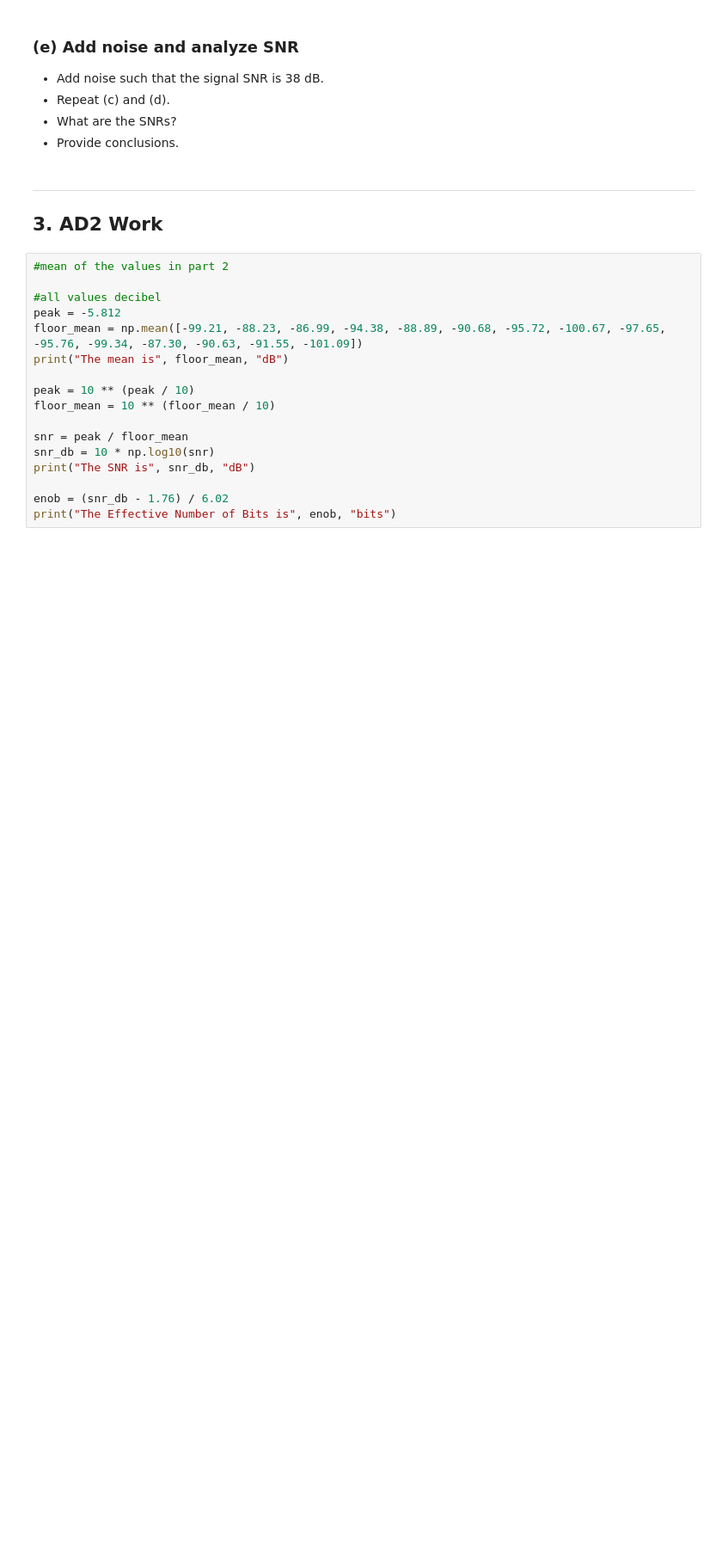
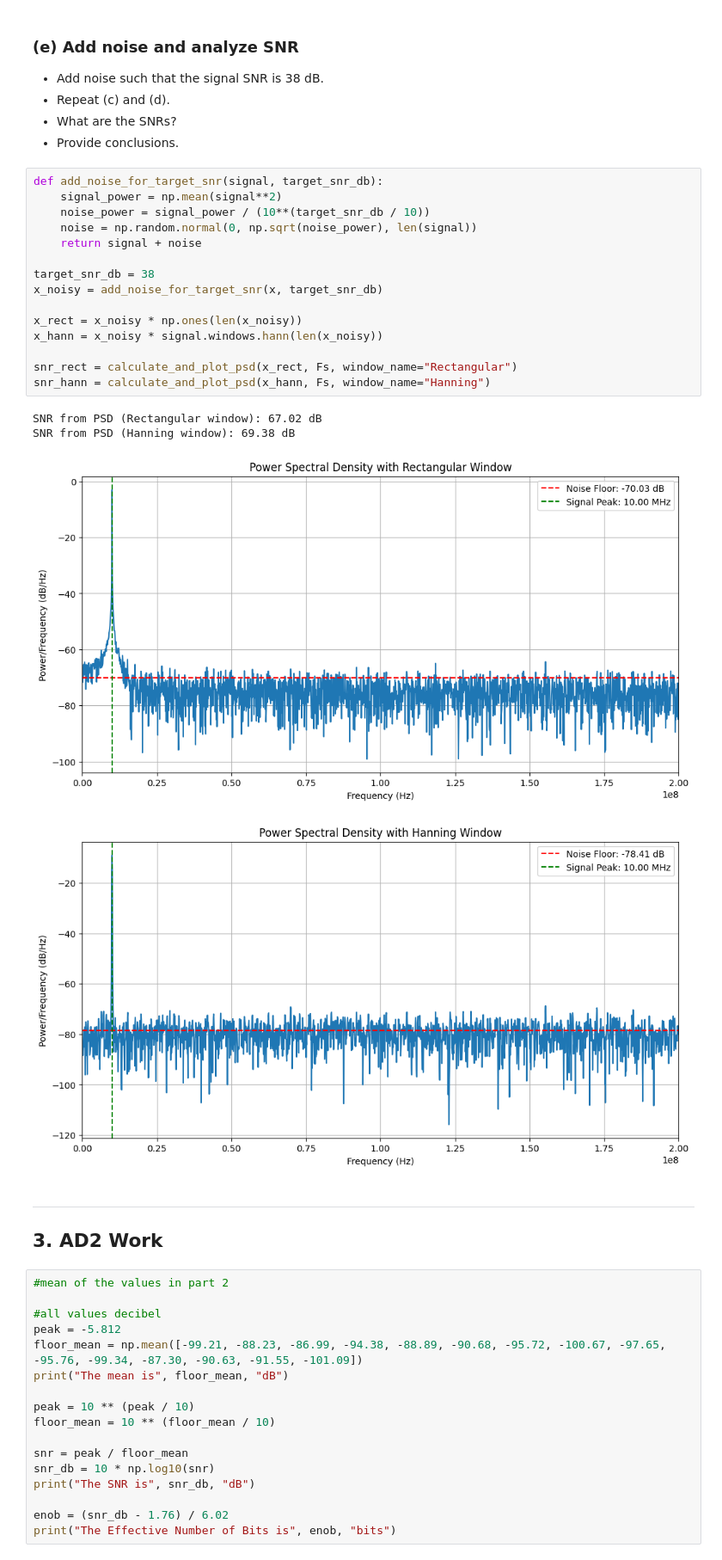
Before and after one commit to Sam-Bieberich/489, a Jupyter notebook: Lab/lab2.ipynb, the cells around one changed output. Shown at 86% size. Saved outputs shown, nothing was run; the diff lists cells and outputs as text; blank space fills up the shorter version.

```diff
--- a/Lab/lab2.ipynb
+++ b/Lab/lab2.ipynb
@@ -317,6 +460,26 @@ SNR with 10 MHz sampling frequency is 49.7294833329815 dB
 - Repeat (c) and (d).
 - What are the SNRs?
 - Provide conclusions.
+# %%
+def add_noise_for_target_snr(signal, target_snr_db):
+    signal_power = np.mean(signal**2)
+    noise_power = signal_power / (10**(target_snr_db / 10))
+    noise = np.random.normal(0, np.sqrt(noise_power), len(signal))
+    return signal + noise
+
+target_snr_db = 38
+x_noisy = add_noise_for_target_snr(x, target_snr_db)
+
+x_rect = x_noisy * np.ones(len(x_noisy))
+x_hann = x_noisy * signal.windows.hann(len(x_noisy))
+
+snr_rect = calculate_and_plot_psd(x_rect, Fs, window_name="Rectangular")
+snr_hann = calculate_and_plot_psd(x_hann, Fs, window_name="Hanning")
+# %% [output]
+SNR from PSD (Rectangular window): 67.02 dB
+SNR from PSD (Hanning window): 69.38 dB
+[figure, added]
+[figure, added]
 # %% [markdown]
 ----------------------------------------
 
```
Also changed, not shown: parts of 9 cells of this notebook.
